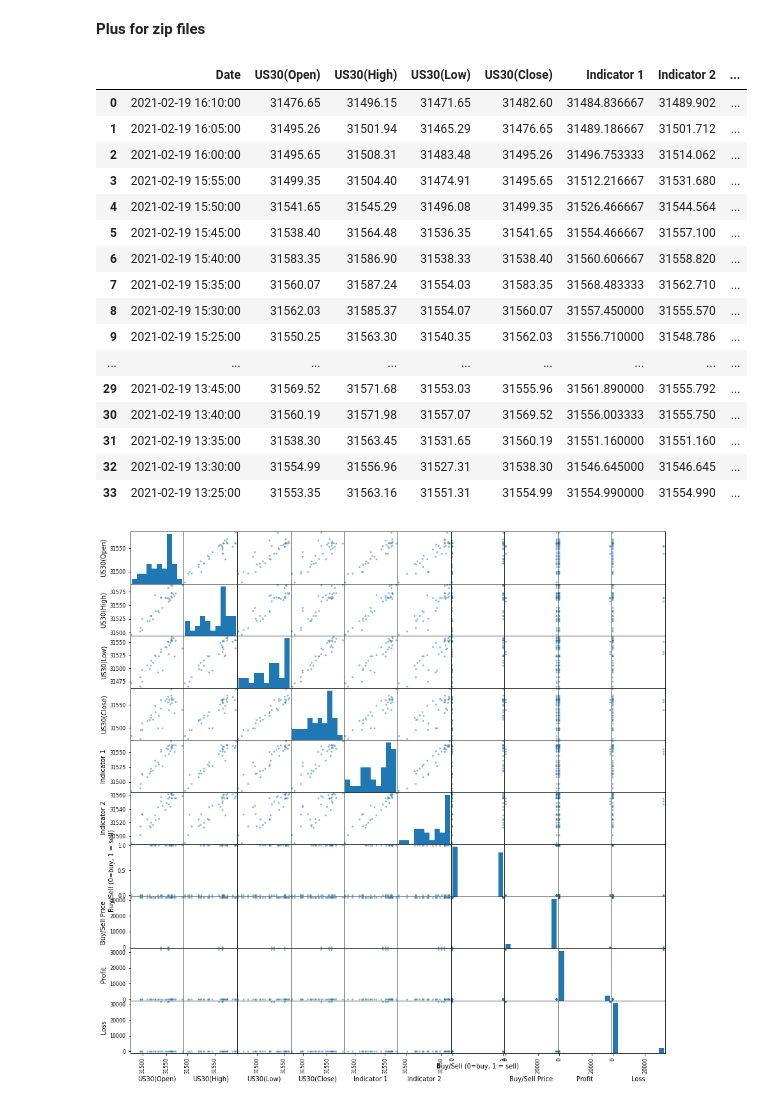
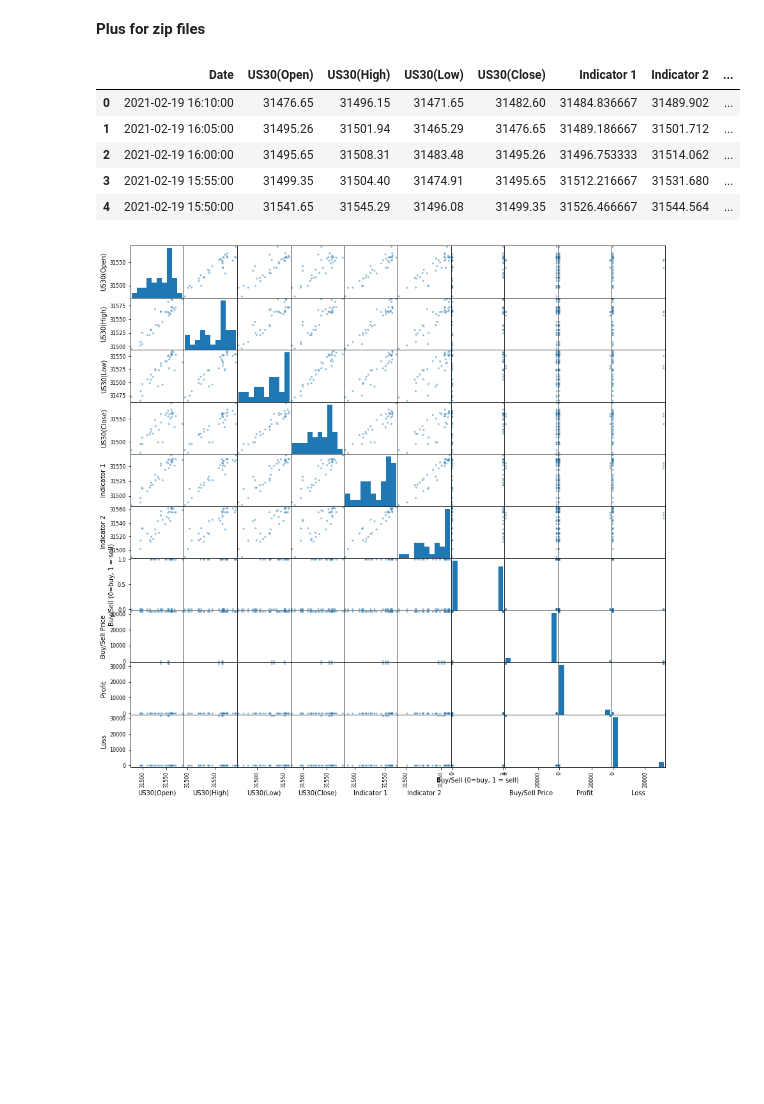
Before and after one commit to Mahmoudsabry3/Notebooks, a Jupyter notebook: Pipeline.ipynb, the cells around one changed output. Drawn from its saved outputs; the diff is of its cells as text; code cells hidden in the pictures; blank space fills up the shorter version.

```diff
--- a/Pipeline.ipynb
+++ b/Pipeline.ipynb
@@ -26,25 +26,14 @@ distantion = "/content/drive/MyDrive/Colab Ncotebooks/random files/"
 
 df = pd.read_excel('/content/drive/MyDrive/Colab Notebooks/random files/Profit optimiser excel.xlsx')
 # %%
-df
+df.head()
 # %% [output]
 |  | Date | US30(Open) | US30(High) | US30(Low) | US30(Close) | Indicator 1 | Indicator 2 | ... |
 | 0 | 2021-02-19 16:10:00 | 31476.65 | 31496.15 | 31471.65 | 31482.60 | 31484.836667 | 31489.902 | ... |
 | 1 | 2021-02-19 16:05:00 | 31495.26 | 31501.94 | 31465.29 | 31476.65 | 31489.186667 | 31501.712 | ... |
 | 2 | 2021-02-19 16:00:00 | 31495.65 | 31508.31 | 31483.48 | 31495.26 | 31496.753333 | 31514.062 | ... |
 | 3 | 2021-02-19 15:55:00 | 31499.35 | 31504.40 | 31474.91 | 31495.65 | 31512.216667 | 31531.680 | ... |
 | 4 | 2021-02-19 15:50:00 | 31541.65 | 31545.29 | 31496.08 | 31499.35 | 31526.466667 | 31544.564 | ... |
-| 5 | 2021-02-19 15:45:00 | 31538.40 | 31564.48 | 31536.35 | 31541.65 | 31554.466667 | 31557.100 | ... |
-| 6 | 2021-02-19 15:40:00 | 31583.35 | 31586.90 | 31538.33 | 31538.40 | 31560.606667 | 31558.820 | ... |
-| 7 | 2021-02-19 15:35:00 | 31560.07 | 31587.24 | 31554.03 | 31583.35 | 31568.483333 | 31562.710 | ... |
-| 8 | 2021-02-19 15:30:00 | 31562.03 | 31585.37 | 31554.07 | 31560.07 | 31557.450000 | 31555.570 | ... |
-| 9 | 2021-02-19 15:25:00 | 31550.25 | 31563.30 | 31540.35 | 31562.03 | 31556.710000 | 31548.786 | ... |
-| ... | ... | ... | ... | ... | ... | ... | ... | ... |
-| 29 | 2021-02-19 13:45:00 | 31569.52 | 31571.68 | 31553.03 | 31555.96 | 31561.890000 | 31555.792 | ... |
-| 30 | 2021-02-19 13:40:00 | 31560.19 | 31571.98 | 31557.07 | 31569.52 | 31556.003333 | 31555.750 | ... |
-| 31 | 2021-02-19 13:35:00 | 31538.30 | 31563.45 | 31531.65 | 31560.19 | 31551.160000 | 31551.160 | ... |
-| 32 | 2021-02-19 13:30:00 | 31554.99 | 31556.96 | 31527.31 | 31538.30 | 31546.645000 | 31546.645 | ... |
-| 33 | 2021-02-19 13:25:00 | 31553.35 | 31563.16 | 31551.31 | 31554.99 | 31554.990000 | 31554.990 | ... |
 # %%
 # ratio of fig size around 2x of columns nums
 scatter_matrix(df,figsize = (15,15));
```
